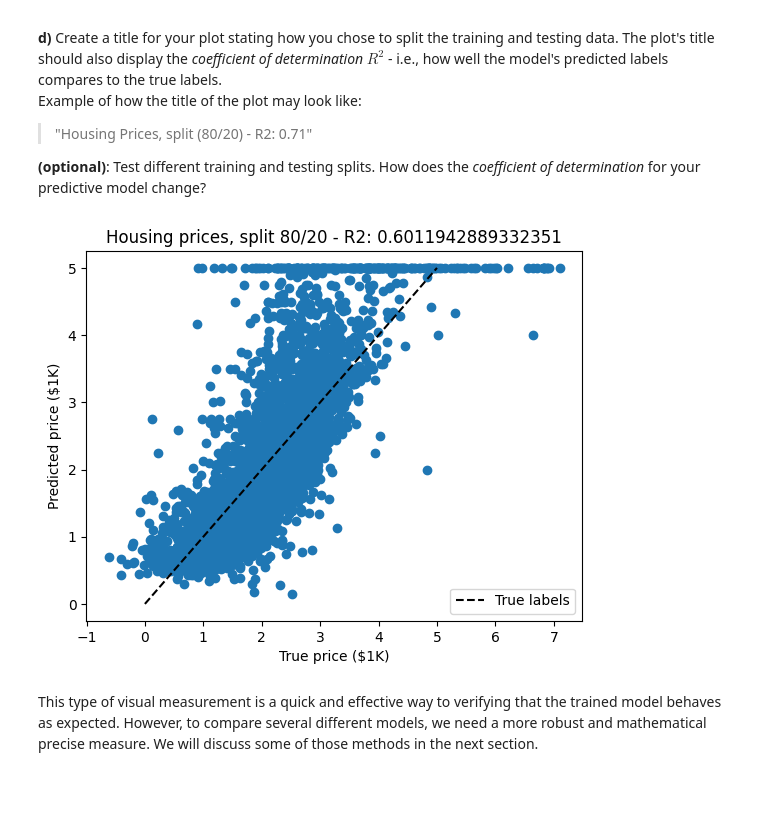
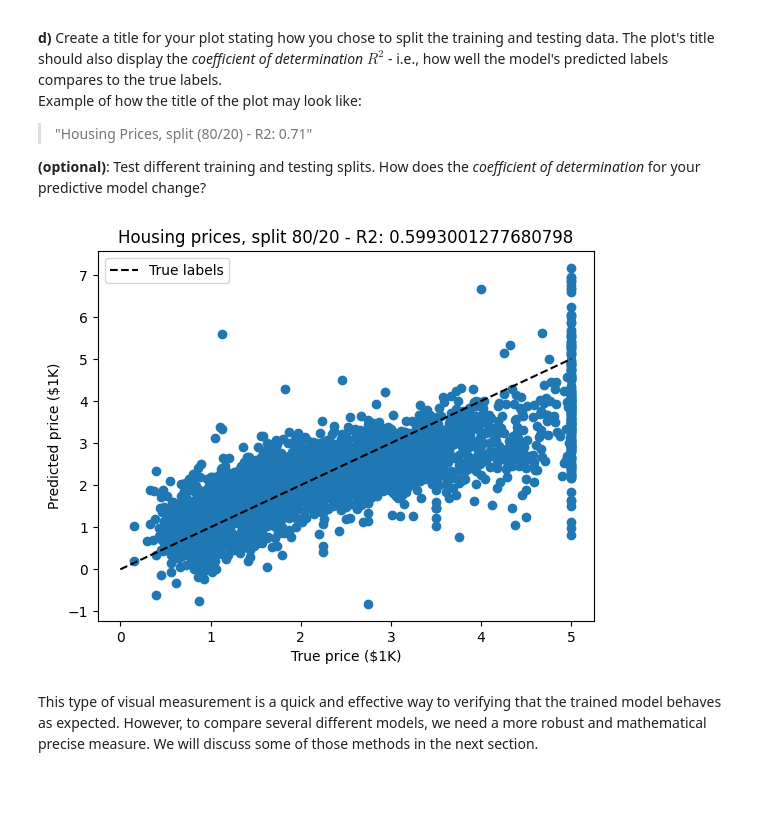
Before and after one commit to richard-lovgren/ml-1dl034-public-assignments, a Jupyter notebook: Assignments/Practical/PracticalNotebook3.ipynb, the cells around one changed output. Drawn from its saved outputs; the diff is of its cells as text; code cells hidden in the pictures.

```diff
--- a/Assignments/Practical/PracticalNotebook3.ipynb
+++ b/Assignments/Practical/PracticalNotebook3.ipynb
@@ -181,35 +181,35 @@ Example of how the title of the plot may look like:
 import matplotlib.pyplot as plt
 from sklearn import datasets
 from sklearn.datasets  import fetch_california_housing
 california = fetch_california_housing()
 
 # YOUR CODE HERE
 #
 #
 from sklearn.model_selection import train_test_split
 
 split = 0.2
 
 x = california["data"]
 y = california.target
 
 x_train, x_test, y_train, y_test = train_test_split(x, y, test_size=split)
 
 reg = LinearRegression().fit(x_train, y_train)
 prediction = reg.predict(x_test)
 
 # CODE PROVIDED TO COMPARE YOUR RESULTS AGAINST THE ACTUAL LABELS
 xlim = [0, 5]
 ylim = [0, 5]
 plt.plot(xlim, ylim, '--k', label=f"True labels")
-plt.scatter(prediction, y_test)
+plt.scatter(y_test, prediction)
 plt.title("Housing prices, split " + str(int(100*(1-split))) + "/" + str(int(100*split)) + " - R2: " + str(reg.score(x_test, y_test)))
 plt.xlabel("True price ($1K)")
 plt.ylabel("Predicted price ($1K)")
 plt.legend()
 plt.show()
 # %% [output]
-[figure, old version]
+[figure, new version]
 # %% [markdown]
 This type of visual measurement is a quick and effective way to verifying that the trained model behaves as expected. However, to compare several different models, we need a more robust and mathematical precise measure. We will discuss some of those methods in the next section.
 
```
Also changed, not shown: parts of 6 cells of this notebook, 2 other files.
